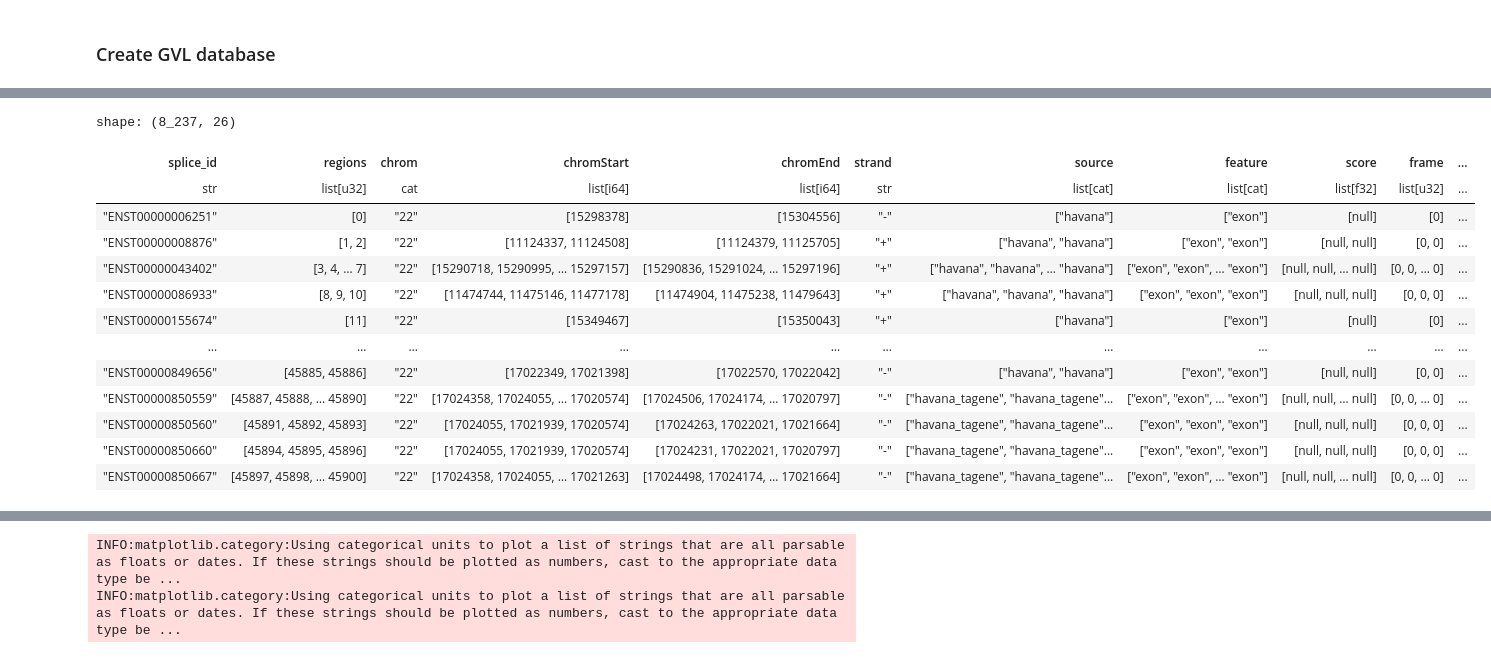
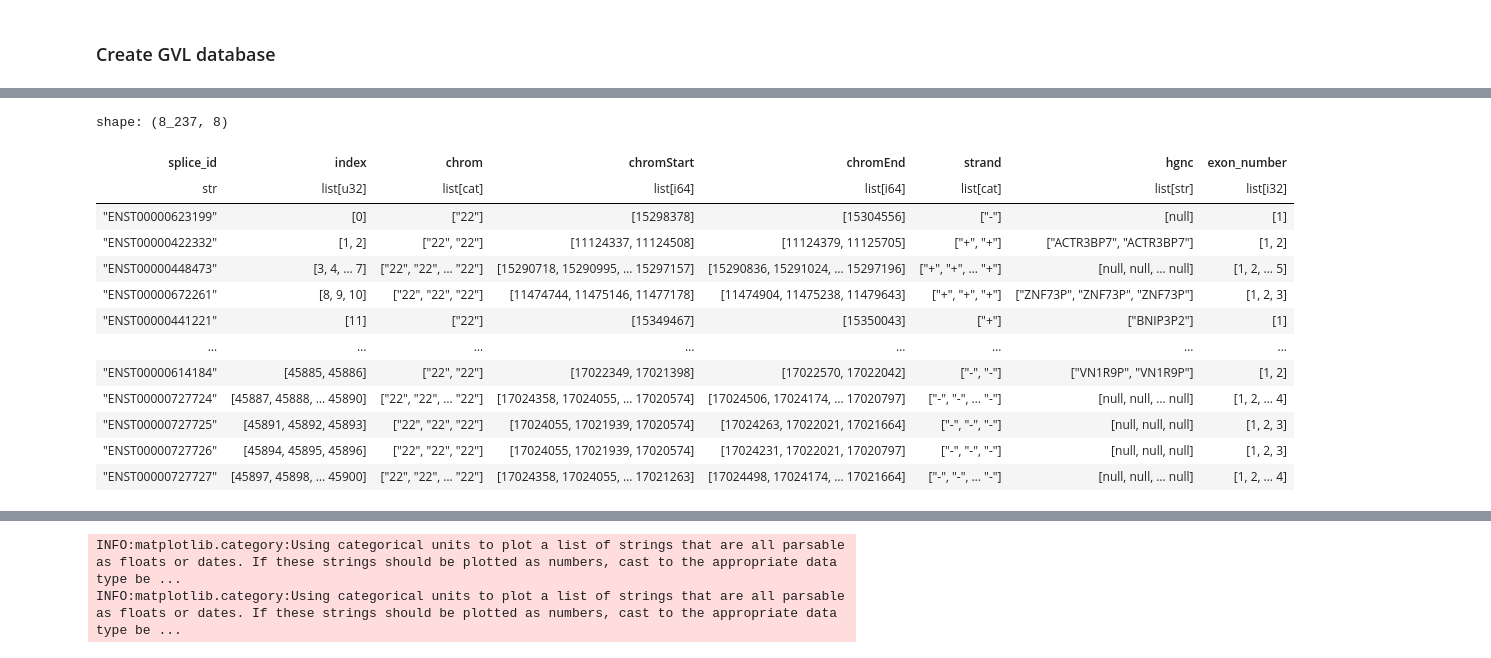
Before and after one commit to bschilder/VEP_protein, a Jupyter notebook: notebooks/GVL.ipynb, the cells around one changed output, grey strips where cells are left out. Saved outputs shown, nothing was run; the diff lists cells and outputs as text; code cells hidden in the pictures.

```diff
--- a/notebooks/GVL.ipynb
+++ b/notebooks/GVL.ipynb
@@ -207,5 +246,10 @@ if not os.path.exists(gvl_path) or force:
     )
 # %%
 ds = gvl.Dataset.open(gvl_path,
-                       reference=reference,
-                       splice_info=('transcript_id', 'exon_number'))
+                       reference=reference)
+# %%
+dss = ds.with_settings(
+    splice_info=("transcript_id", "exon_number"),
+    # var_filter="exonic"
+)
+dss
@@ -229,19 +284,19 @@ shape: (45_901, 24)
 # %%
-ds.spliced_regions
+dss.spliced_regions
 # %% [output]
-shape: (8_237, 26)
+shape: (8_237, 8)
-| splice_id | regions | chrom | chromStart | chromEnd | strand | source | feature | score | frame | ... |
-| str | list[u32] | cat | list[i64] | list[i64] | str | list[cat] | list[cat] | list[f32] | list[u32] | ... |
-| "ENST00000006251" | [0] | "22" | [15298378] | [15304556] | "-" | ["havana"] | ["exon"] | [null] | [0] | ... |
-| "ENST00000008876" | [1, 2] | "22" | [11124337, 11124508] | [11124379, 11125705] | "+" | ["havana", "havana"] | ["exon", "exon"] | [null, null] | [0, 0] | ... |
-| "ENST00000043402" | [3, 4, … 7] | "22" | [15290718, 15290995, … 15297157] | [15290836, 15291024, … 15297196] | "+" | ["havana", "havana", … "havana"] | ["exon", "exon", … "exon"] | [null, null, … null] | [0, 0, … 0] | ... |
-| "ENST00000086933" | [8, 9, 10] | "22" | [11474744, 11475146, 11477178] | [11474904, 11475238, 11479643] | "+" | ["havana", "havana", "havana"] | ["exon", "exon", "exon"] | [null, null, null] | [0, 0, 0] | ... |
-| "ENST00000155674" | [11] | "22" | [15349467] | [15350043] | "+" | ["havana"] | ["exon"] | [null] | [0] | ... |
-| … | … | … | … | … | … | … | … | … | … | ... |
-| "ENST00000849656" | [45885, 45886] | "22" | [17022349, 17021398] | [17022570, 17022042] | "-" | ["havana", "havana"] | ["exon", "exon"] | [null, null] | [0, 0] | ... |
-| "ENST00000850559" | [45887, 45888, … 45890] | "22" | [17024358, 17024055, … 17020574] | [17024506, 17024174, … 17020797] | "-" | ["havana_tagene", "havana_tagene"... | ["exon", "exon", … "exon"] | [null, null, … null] | [0, 0, … 0] | ... |
-| "ENST00000850560" | [45891, 45892, 45893] | "22" | [17024055, 17021939, 17020574] | [17024263, 17022021, 17021664] | "-" | ["havana_tagene", "havana_tagene"... | ["exon", "exon", "exon"] | [null, null, null] | [0, 0, 0] | ... |
-| "ENST00000850660" | [45894, 45895, 45896] | "22" | [17024055, 17021939, 17020574] | [17024231, 17022021, 17020797] | "-" | ["havana_tagene", "havana_tagene"... | ["exon", "exon", "exon"] | [null, null, null] | [0, 0, 0] | ... |
-| "ENST00000850667" | [45897, 45898, … 45900] | "22" | [17024358, 17024055, … 17021263] | [17024498, 17024174, … 17021664] | "-" | ["havana_tagene", "havana_tagene"... | ["exon", "exon", … "exon"] | [null, null, … null] | [0, 0, … 0] | ... |
+| splice_id | index | chrom | chromStart | chromEnd | strand | hgnc | exon_number |
+| str | list[u32] | list[cat] | list[i64] | list[i64] | list[cat] | list[str] | list[i32] |
+| "ENST00000623199" | [0] | ["22"] | [15298378] | [15304556] | ["-"] | [null] | [1] |
+| "ENST00000422332" | [1, 2] | ["22", "22"] | [11124337, 11124508] | [11124379, 11125705] | ["+", "+"] | ["ACTR3BP7", "ACTR3BP7"] | [1, 2] |
+| "ENST00000448473" | [3, 4, … 7] | ["22", "22", … "22"] | [15290718, 15290995, … 15297157] | [15290836, 15291024, … 15297196] | ["+", "+", … "+"] | [null, null, … null] | [1, 2, … 5] |
+| "ENST00000672261" | [8, 9, 10] | ["22", "22", "22"] | [11474744, 11475146, 11477178] | [11474904, 11475238, 11479643] | ["+", "+", "+"] | ["ZNF73P", "ZNF73P", "ZNF73P"] | [1, 2, 3] |
+| "ENST00000441221" | [11] | ["22"] | [15349467] | [15350043] | ["+"] | ["BNIP3P2"] | [1] |
+| … | … | … | … | … | … | … | … |
+| "ENST00000614184" | [45885, 45886] | ["22", "22"] | [17022349, 17021398] | [17022570, 17022042] | ["-", "-"] | ["VN1R9P", "VN1R9P"] | [1, 2] |
+| "ENST00000727724" | [45887, 45888, … 45890] | ["22", "22", … "22"] | [17024358, 17024055, … 17020574] | [17024506, 17024174, … 17020797] | ["-", "-", … "-"] | [null, null, … null] | [1, 2, … 4] |
+| "ENST00000727725" | [45891, 45892, 45893] | ["22", "22", "22"] | [17024055, 17021939, 17020574] | [17024263, 17022021, 17021664] | ["-", "-", "-"] | [null, null, null] | [1, 2, 3] |
+| "ENST00000727726" | [45894, 45895, 45896] | ["22", "22", "22"] | [17024055, 17021939, 17020574] | [17024231, 17022021, 17020797] | ["-", "-", "-"] | [null, null, null] | [1, 2, 3] |
+| "ENST00000727727" | [45897, 45898, … 45900] | ["22", "22", … "22"] | [17024358, 17024055, … 17021263] | [17024498, 17024174, … 17021664] | ["-", "-", … "-"] | [null, null, … null] | [1, 2, … 4] |
 # %%
 tx_ids = utils.intersect(haplotypes.keys(),
```
Also changed, not shown: parts of 10 cells of this notebook, 3 other files.
